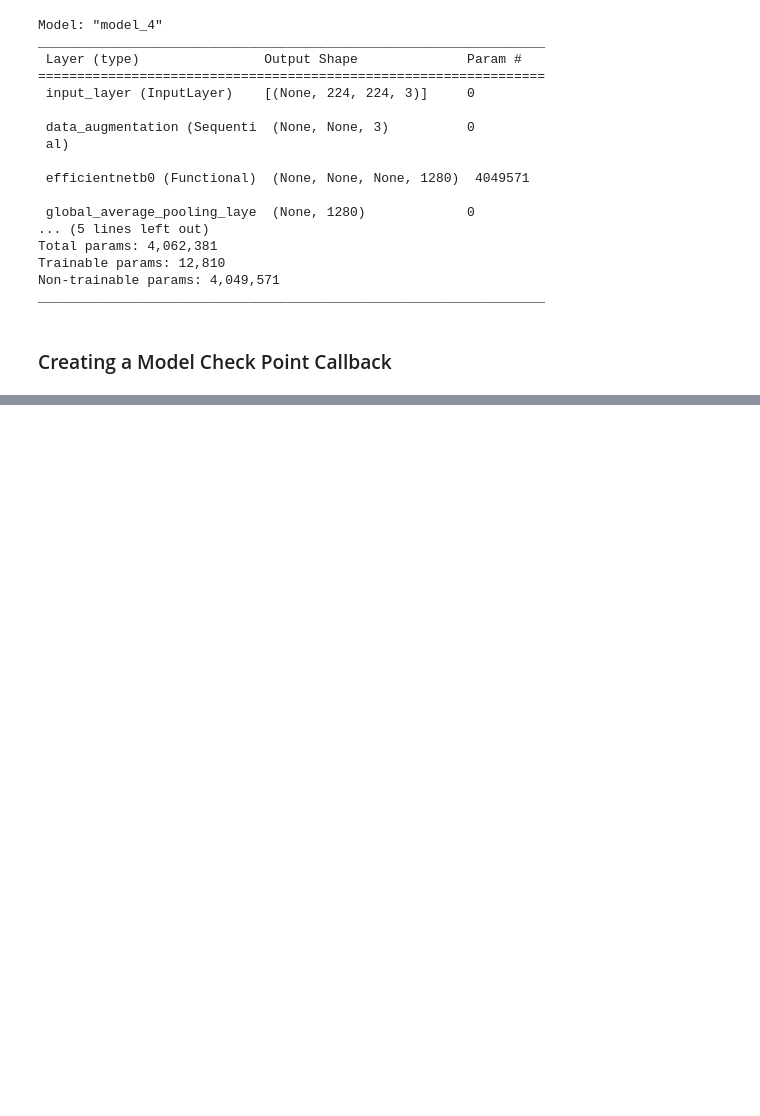
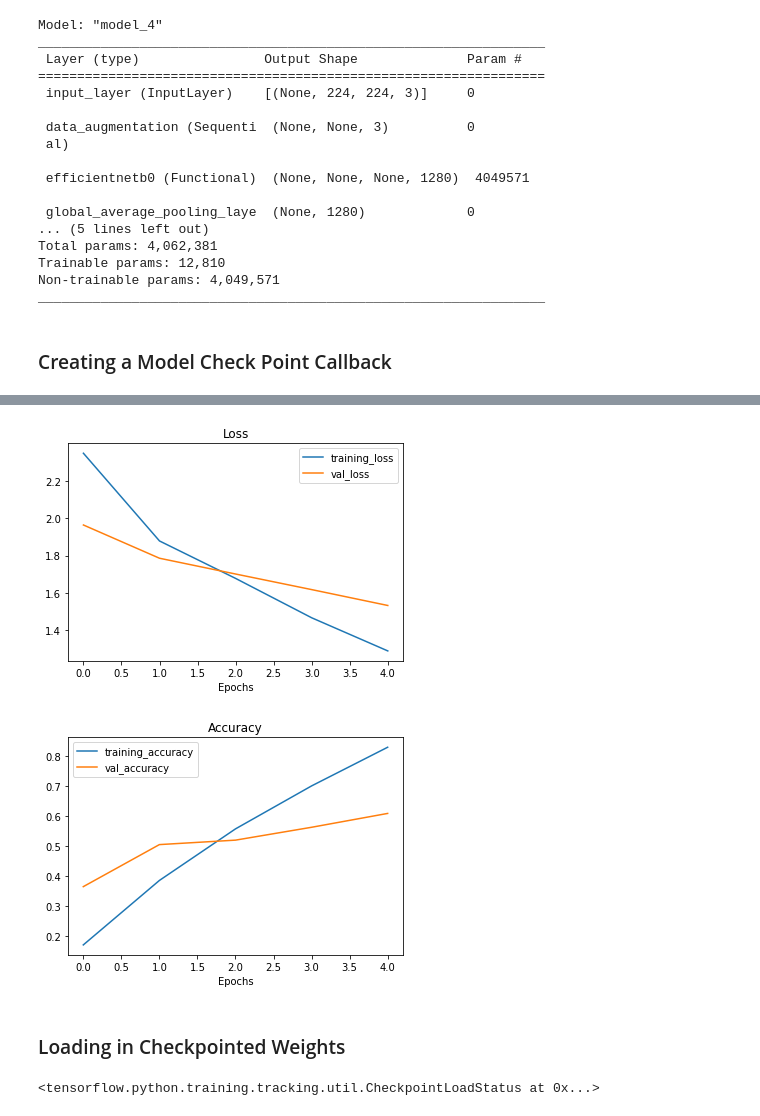
Before and after one commit to jonesLevin/TensorFlow-Deep-Learning, a Jupyter notebook: Transfer_Learning_Fine_Tuning.ipynb, the cells around one changed output, grey strips where cells are left out. Saved outputs shown, nothing was run; the diff lists cells and outputs as text; code cells hidden in the pictures; blank space fills up the shorter version.

```diff
--- a/Transfer_Learning_Fine_Tuning.ipynb
+++ b/Transfer_Learning_Fine_Tuning.ipynb
@@ -428,3 +428,24 @@ Non-trainable params: 4,049,571
 _________________________________________________________________
 # %% [markdown]
 ### Creating a Model Check Point Callback
+# %%
+# Set checkpoint path
+checkpoint_path = '10_percent_model_checkpoints_weights/checkpoint.ckpt'
+
+# Create a model checkpoint callback that saves the weights only
+checkpoint_callback = keras.callbacks.ModelCheckpoint(filepath=checkpoint_path,
+                                                      save_weights_only=True,
+                                                      save_best_only=False,
+                                                      save_freq='epoch',
+                                                      verbose=1)
+# %%
+# Fitting model 2 on the data and using the checkpoint callback
+initial_epochs = 5
+model_2_history = model_2.fit(train_data_1_percent,
+                                epochs=initial_epochs,
+                                steps_per_epoch=len(train_data_1_percent),
+                                validation_data=test_data,
+                                validation_steps=int(0.25 * len(test_data)),
+                                callbacks=[create_tensorboard_callback(dir_name='transfer_learning',
+                                                                       experiment_name='10_percent_data_aug'),
+                                           checkpoint_callback])
@@ -430,0 +481,12 @@ _________________________________________________________________
+# %%
+plot_loss_curves(model_2_history)
+# %% [output]
+[figure, added]
+[figure, added]
+# %% [markdown]
+### Loading in Checkpointed Weights
+# %%
+# Loading saved model weights and evaluate
+model_2.load_weights(checkpoint_path)
+# %% [output]
+<tensorflow.python.training.tracking.util.CheckpointLoadStatus at 0x...>
```
Also changed, not shown: parts of 7 cells of this notebook.
